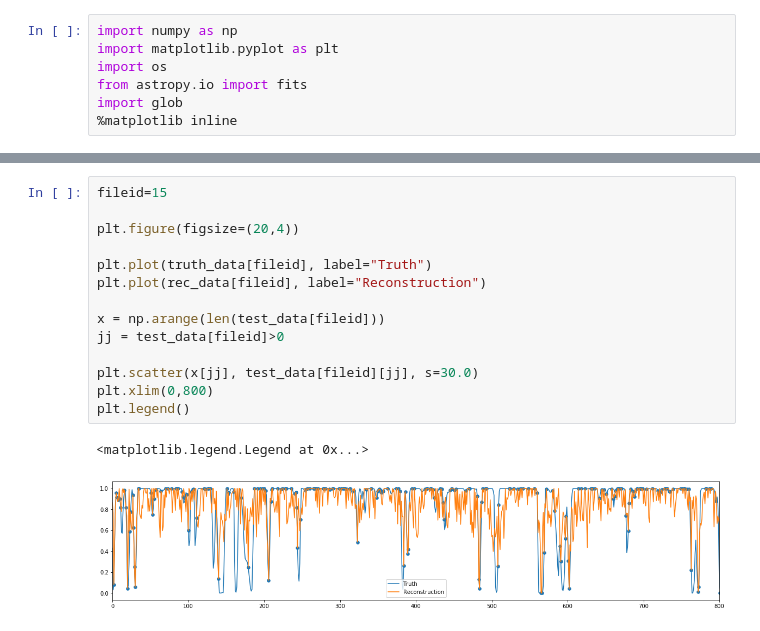
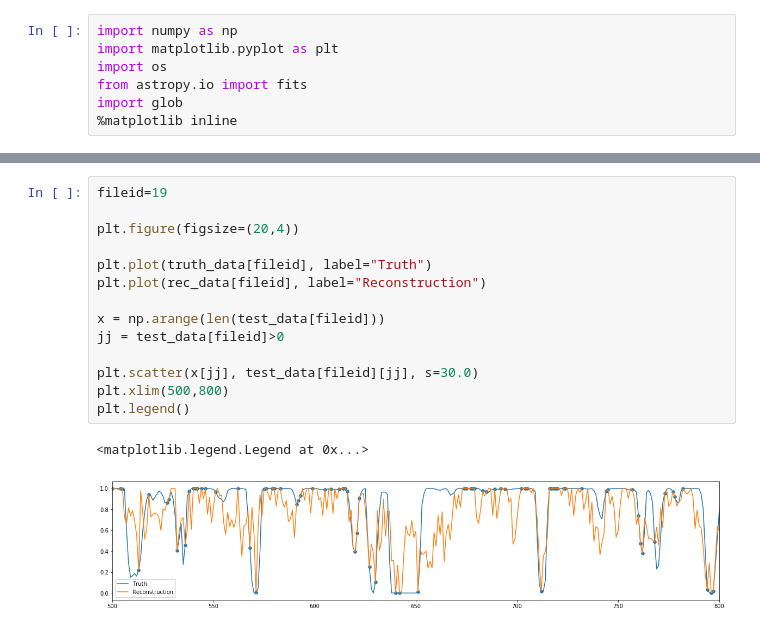
Before and after one commit to forero/1D_CS_reconstruction, a Jupyter notebook: nb/explore_solutions.ipynb, the cells around one changed output, grey strips where cells are left out. Drawn from its saved outputs; the diff is of its cells as text.

```diff
--- a/nb/explore_solutions.ipynb
+++ b/nb/explore_solutions.ipynb
@@ -37,19 +37,19 @@ for ii, rec_f in enumerate(rec_files[:40]):
 ../data/test_id_171.txt ../data/truth_id_171.txt ../data/reconstruction/test_idr_171.txt
 ../data/test_id_173.txt ../data/truth_id_173.txt ../data/reconstruction/test_idr_173.txt
 # %%
-fileid=15
+fileid=19
 
 plt.figure(figsize=(20,4))
 
 plt.plot(truth_data[fileid], label="Truth")
 plt.plot(rec_data[fileid], label="Reconstruction")
 
 x = np.arange(len(test_data[fileid]))
 jj = test_data[fileid]>0
 
 plt.scatter(x[jj], test_data[fileid][jj], s=30.0)
-plt.xlim(0,800)
+plt.xlim(500,800)
 plt.legend()
 # %% [output]
 <matplotlib.legend.Legend at 0x...>
-[figure, old version]
+[figure, new version]
```
